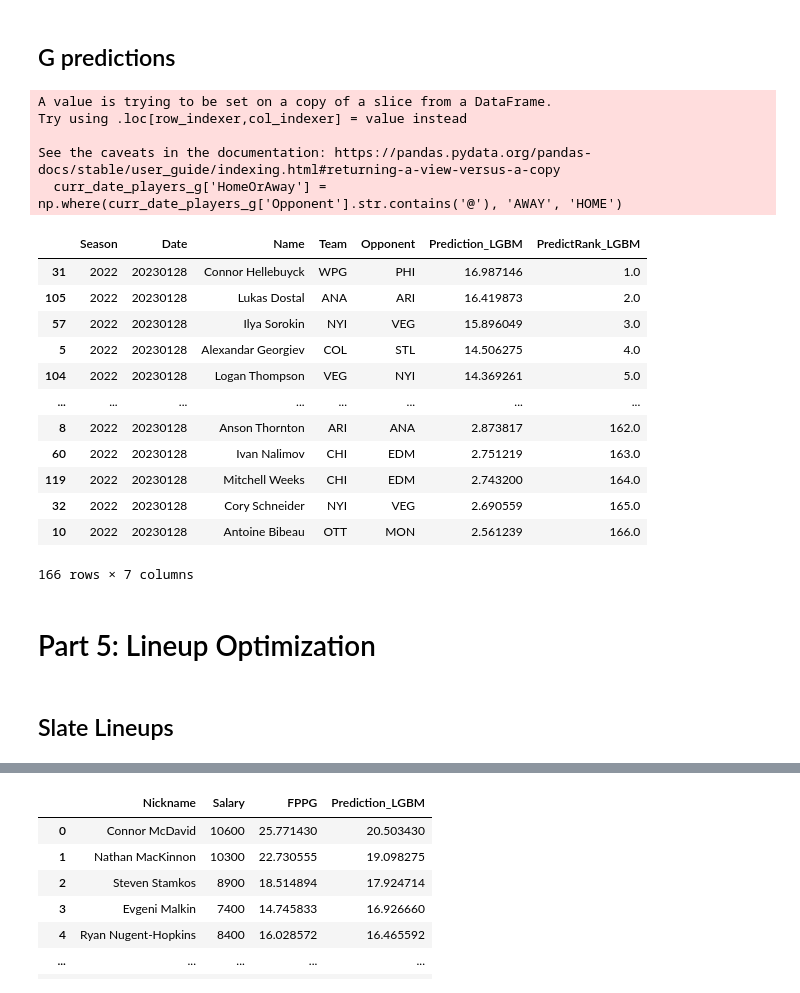
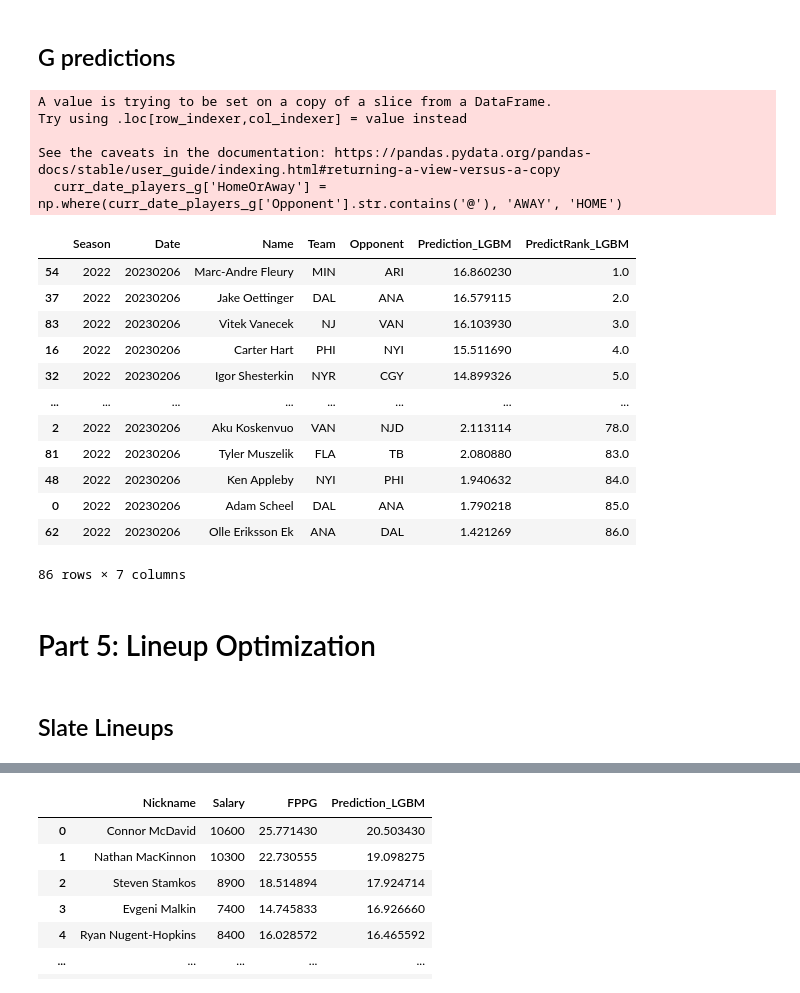
Before and after one commit to gszwabowski/predict-NHL-FantasyPoints, a Jupyter notebook: NHL_predict_FP-makepredictions-github.ipynb, the cells around one changed output, grey strips where cells are left out. Cells and saved outputs as stored; diff of their text form; code cells hidden in the pictures.

```diff
--- a/NHL_predict_FP-makepredictions-github.ipynb
+++ b/NHL_predict_FP-makepredictions-github.ipynb
@@ -1285,10 +1306,10 @@ X_test = pred_df.copy()
 c_features = ['HomeOrAway', 'GM3', 'GM_pg3', 'G3', 'G_pg3', 'A3', 'A_pg3', 'PTS3', 'PTS_pg3', 'plusminus3', 'plusminus_pg3', 'HT3', 'HT_pg3', 'PIM3', 'PIM_pg3', 'PPG3', 'PPG_pg3', 'SHG3', 'SHG_pg3', 'SOG3', 'SOG_pg3', 'BLK3', 'BLK_pg3', 'FP3', 'FP_pg3', 'GM', 'G', 'G_pg', 'A', 'A_pg', 'PTS', 'PTS_pg', 'PM', 'PM_pg', 'HT', 'HT_pg', 'PIM', 'PIM_pg', 'PPG', 'PPG_pg', 'SHG_pg', 'SOG', 'SOG_pg', 'BLK', 'BLK_pg', 'FP', 'FP_pg', 'def_G3', 'def_G_pg3', 'def_A3', 'def_A_pg3', 'def_PTS3', 'def_PTS_pg3', 'def_plusminus3', 'def_plusminus_pg3', 'def_HT3', 'def_HT_pg3', 'def_PIM3', 'def_PIM_pg3', 'def_PPG3', 'def_PPG_pg3', 'def_SHG3', 'def_SHG_pg3', 'def_SOG3', 'def_SOG_pg3', 'def_BLK3', 'def_BLK_pg3', 'def_FP3', 'def_FP_pg3', 'def_G', 'def_G_pg', 'def_A', 'def_A_pg', 'def_PTS', 'def_PTS_pg', 'def_PM', 'def_PM_pg', 'def_HT', 'def_HT_pg', 'def_PIM', 'def_PIM_pg', 'def_PPG', 'def_PPG_pg', 'def_SHG_pg', 'def_SOG', 'def_SOG_pg', 'def_BLK', 'def_BLK_pg', 'def_FP', 'def_FP_pg']
 
 # open previously pickled scaler for G and load it
-file = 'scalers/c_scaler.pkl'
+file = 'scalers/c_scaler_pt.pkl'
 scaler = joblib.load(file)
 
-file = 'scalers/c_X_train.pkl'
+file = 'scalers/c_X_train_pt.pkl'
 C_X_train = joblib.load(file)
 
 # fit scaler to guard X train df from when model was trained
@@ -1299,7 +1320,7 @@ X_test = pd.DataFrame(c_scaler.transform(X_test[c_features]), columns = X_test[c
 
 # open best performing model, make predictions, write to csv
 import joblib
-filename = 'models/LGBM_models/C_model_allfeats.pkl'
+filename = 'models/LGBM_models/C_model_allfeats_pt.pkl'
 model = joblib.load(filename)
 
 predictions = model.predict(X_test[c_features])
@@ -1548,10 +1569,10 @@ X_test = pred_df.copy()
 w_features = ['HomeOrAway', 'GM3', 'GM_pg3', 'G3', 'G_pg3', 'A3', 'A_pg3', 'PTS3', 'PTS_pg3', 'plusminus3', 'plusminus_pg3', 'HT3', 'HT_pg3', 'PIM3', 'PIM_pg3', 'PPG3', 'PPG_pg3', 'SHG3', 'SHG_pg3', 'SOG3', 'SOG_pg3', 'BLK3', 'BLK_pg3', 'FP3', 'FP_pg3', 'GM', 'G', 'G_pg', 'A', 'A_pg', 'PTS', 'PTS_pg', 'PM', 'PM_pg', 'HT', 'HT_pg', 'PIM', 'PIM_pg', 'PPG', 'PPG_pg', 'SHG_pg', 'SOG', 'SOG_pg', 'BLK', 'BLK_pg', 'FP', 'FP_pg', 'def_G3', 'def_G_pg3', 'def_A3', 'def_A_pg3', 'def_PTS3', 'def_PTS_pg3', 'def_plusminus3', 'def_plusminus_pg3', 'def_HT3', 'def_HT_pg3', 'def_PIM3', 'def_PIM_pg3', 'def_PPG3', 'def_PPG_pg3', 'def_SHG3', 'def_SHG_pg3', 'def_SOG3', 'def_SOG_pg3', 'def_BLK3', 'def_BLK_pg3', 'def_FP3', 'def_FP_pg3', 'def_G', 'def_G_pg', 'def_A', 'def_A_pg', 'def_PTS', 'def_PTS_pg', 'def_PM', 'def_PM_pg', 'def_HT', 'def_HT_pg', 'def_PIM', 'def_PIM_pg', 'def_PPG', 'def_PPG_pg', 'def_SHG_pg', 'def_SOG', 'def_SOG_pg', 'def_BLK', 'def_BLK_pg', 'def_FP', 'def_FP_pg']
 
 # open previously pickled scaler for W and load it
-file = 'scalers/w_scaler.pkl'
+file = 'scalers/w_scaler_pt.pkl'
 scaler = joblib.load(file)
 
-file = 'scalers/w_X_train.pkl'
+file = 'scalers/w_X_train_pt.pkl'
 W_X_train = joblib.load(file)
 
 # fit scaler to guard X train df from when model was trained
@@ -1562,7 +1583,7 @@ X_test = pd.DataFrame(w_scaler.transform(X_test[w_features]), columns = X_test[w
 
 # open best performing model, make predictions, write to csv
 import joblib
-filename = 'models/LGBM_models/W_model_allfeats.pkl'
+filename = 'models/LGBM_models/W_model_allfeats_pt.pkl'
 model = joblib.load(filename)
 
 predictions = model.predict(X_test[w_features])
@@ -1807,24 +1828,24 @@ pred_df = curr_d_vs[curr_d_vs['Date']==curr_date].copy().reset_index(drop=True)
 X_test = pred_df.copy()
 
 # features for best model
-w_features = ['HomeOrAway', 'GM3', 'GM_pg3', 'G3', 'G_pg3', 'A3', 'A_pg3', 'PTS3', 'PTS_pg3', 'plusminus3', 'plusminus_pg3', 'HT3', 'HT_pg3', 'PIM3', 'PIM_pg3', 'PPG3', 'PPG_pg3', 'SHG3', 'SHG_pg3', 'SOG3', 'SOG_pg3', 'BLK3', 'BLK_pg3', 'FP3', 'FP_pg3', 'GM', 'G', 'G_pg', 'A', 'A_pg', 'PTS', 'PTS_pg', 'PM', 'PM_pg', 'HT', 'HT_pg', 'PIM', 'PIM_pg', 'PPG', 'PPG_pg', 'SHG_pg', 'SOG', 'SOG_pg', 'BLK', 'BLK_pg', 'FP', 'FP_pg', 'def_G3', 'def_G_pg3', 'def_A3', 'def_A_pg3', 'def_PTS3', 'def_PTS_pg3', 'def_plusminus3', 'def_plusminus_pg3', 'def_HT3', 'def_HT_pg3', 'def_PIM3', 'def_PIM_pg3', 'def_PPG3', 'def_PPG_pg3', 'def_SHG3', 'def_SHG_pg3', 'def_SOG3', 'def_SOG_pg3', 'def_BLK3', 'def_BLK_pg3', 'def_FP3', 'def_FP_pg3', 'def_G', 'def_G_pg', 'def_A', 'def_A_pg', 'def_PTS', 'def_PTS_pg', 'def_PM', 'def_PM_pg', 'def_HT', 'def_HT_pg', 'def_PIM', 'def_PIM_pg', 'def_PPG', 'def_PPG_pg', 'def_SHG_pg', 'def_SOG', 'def_SOG_pg', 'def_BLK', 'def_BLK_pg', 'def_FP', 'def_FP_pg']
+d_features = ['HomeOrAway', 'GM3', 'GM_pg3', 'G3', 'G_pg3', 'A3', 'A_pg3', 'PTS3', 'PTS_pg3', 'plusminus3', 'plusminus_pg3', 'HT3', 'HT_pg3', 'PIM3', 'PIM_pg3', 'PPG3', 'PPG_pg3', 'SHG3', 'SHG_pg3', 'SOG3', 'SOG_pg3', 'BLK3', 'BLK_pg3', 'FP3', 'FP_pg3', 'GM', 'G', 'G_pg', 'A', 'A_pg', 'PTS', 'PTS_pg', 'PM', 'PM_pg', 'HT', 'HT_pg', 'PIM', 'PIM_pg', 'PPG', 'PPG_pg', 'SHG_pg', 'SOG', 'SOG_pg', 'BLK', 'BLK_pg', 'FP', 'FP_pg', 'def_G3', 'def_G_pg3', 'def_A3', 'def_A_pg3', 'def_PTS3', 'def_PTS_pg3', 'def_plusminus3', 'def_plusminus_pg3', 'def_HT3', 'def_HT_pg3', 'def_PIM3', 'def_PIM_pg3', 'def_PPG3', 'def_PPG_pg3', 'def_SHG3', 'def_SHG_pg3', 'def_SOG3', 'def_SOG_pg3', 'def_BLK3', 'def_BLK_pg3', 'def_FP3', 'def_FP_pg3', 'def_G', 'def_G_pg', 'def_A', 'def_A_pg', 'def_PTS', 'def_PTS_pg', 'def_PM', 'def_PM_pg', 'def_HT', 'def_HT_pg', 'def_PIM', 'def_PIM_pg', 'def_PPG', 'def_PPG_pg', 'def_SHG_pg', 'def_SOG', 'def_SOG_pg', 'def_BLK', 'def_BLK_pg', 'def_FP', 'def_FP_pg']
 
 # open previously pickled scaler for D and load it
-file = 'scalers/w_scaler.pkl'
+file = 'scalers/d_scaler_pt.pkl'
 scaler = joblib.load(file)
 
-file = 'scalers/d_X_train.pkl'
+file = 'scalers/d_X_train_pt.pkl'
 D_X_train = joblib.load(file)
 
 # fit scaler to guard X train df from when model was trained
-w_scaler = scaler.fit(D_X_train[w_features])
+d_scaler = scaler.fit(D_X_train[d_features])
 
 # scale the prediction dataframe
-X_test = pd.DataFrame(w_scaler.transform(X_test[w_features]), columns = X_test[w_features].columns)
+X_test = pd.DataFrame(d_scaler.transform(X_test[d_features]), columns = X_test[d_features].columns)
 
 # open best performing model, make predictions, write to csv
 import joblib
-filename = 'models/LGBM_models/D_model_allfeats.pkl'
+filename = 'models/LGBM_models/D_model_allfeats_pt.pkl'
 model = joblib.load(filename)
 
 predictions = model.predict(X_test[w_features])
@@ -2085,69 +2106,60 @@ pred_df = curr_g_vs[curr_g_vs['Date']==curr_date].copy().reset_index(drop=True)
 # creation of dataframe from which to predict FP
 X_test = pred_df.copy()
 
-# features for best model
-g_features = ['HomeOrAway', 'GM3', 'GM_pg3', 'GTW3', 'GTW_pg3', 'GTL3', 'GTL_pg3', 'GTOTL3', 'GTOTL_pg3', 'GTSA3', 'GTSA_pg3', 'GTGA3', 'GTGA_pg3', 'GTS3', 'GTS_pg3', 'GTSO3', 'GTSO_pg3', 'GTGAA_pg3', 'GTSP_pg3', 'GTM3', 'GTM_pg3', 'FP3', 'FP_pg3', 'WP3', 'SPM3', 'GM', 'GTW', 'GTW_pg', 'GTL', 'GTL_pg', 'GTOTL', 'GTOTL_pg', 'GTSA', 'GTSA_pg', 'GTGA', 'GTGA_pg', 'GTS', 'GTS_pg', 'GTSO', 'GTSO_pg', 'GTGAA_pg', 'GTSP_pg', 'GTM', 'GTM_pg', 'FP', 'FP_pg', 'WP', 'SPM', 'def_GM3', 'def_GM_pg3', 'def_GTW3', 'def_GTW_pg3', 'def_GTL3', 'def_GTL_pg3', 'def_GTOTL3', 'def_GTOTL_pg3', 'def_GTSA3', 'def_GTSA_pg3', 'def_GTGA3', 'def_GTGA_pg3', 'def_GTS3', 'def_GTS_pg3', 'def_GTSO3', 'def_GTSO_pg3', 'def_GTGAA_pg3', 'def_GTSP_pg3', 'def_GTM3', 'def_GTM_pg3', 'def_FP3', 'def_FP_pg3', 'def_WP3', 'def_SPM3', 'def_GM', 'def_GTW', 'def_GTW_pg', 'def_GTL', 'def_GTL_pg', 'def_GTOTL', 'def_GTOTL_pg', 'def_GTSA', 'def_GTSA_pg', 'def_GTGA', 'def_GTGA_pg', 'def_GTS', 'def_GTS_pg', 'def_GTSO', 'def_GTSO_pg', 'def_GTGAA_pg', 'def_GTSP_pg', 'def_GTM', 'def_GTM_pg', 'def_FP', 'def_FP_pg', 'def_WP', 'def_SPM']
-
-# open best performing model, make predictions, write to csv
-import joblib
-filename = 'models/LGBM_models/G_model_allfeats.pkl'
-model = joblib.load(filename)
-
-predictions = model.predict(X_test[g_features])
-pred_df['Prediction_LGBM'] = predictions
-pred_df['PredictRank_LGBM'] = pred_df.groupby(['Season','Date'])['Prediction_LGBM'].rank(method='min', ascending = False)
+# features for best model (50 features model)
+g_features = ['SPM', 'def_SPM', 'def_GTL_pg', 'def_GTGAA_pg', 'GTGAA_pg', 'SPM3', 'GTSP_pg', 'def_GTGAA_pg3', 'def_SPM3', 'def_WP', 'GTL_pg', 'def_GTSO_pg', 'def_GTGA_pg', 'GTOTL_pg', 'def_GTOTL_pg', 'def_GTSP_pg', 'GTSO_pg', 'GTGA_pg', 'GTGAA_pg3', 'FP_pg', 'WP', 'GTW_pg', 'GTM_pg', 'def_GTGA', 'def_FP_pg', 'def_GTSP_pg3', 'GTM3', 'GTSP_pg3', 'FP3', 'def_GTW_pg', 'GTM_pg3', 'def_GTM_pg', 'FP', 'def_FP', 'GTSA_pg', 'def_GTSA_pg', 'GTW', 'FP_pg3', 'GTGA', 'GTS_pg', 'GTS_pg3', 'def_GTS_pg', 'GTSA3', 'def_FP_pg3', 'def_FP3', 'GTS3', 'HomeOrAway', 'GTL', 'GTSA_pg3', 'def_GTW']
 
 # open previously pickled scaler for G and load it
-file = 'scalers/g_scaler.pkl'
+file = 'scalers/g_scaler_pt.pkl'
 scaler = joblib.load(file)
 
-file = 'scalers/g_X_train.pkl'
+file = 'scalers/g_X_train_pt.pkl'
 G_X_train = joblib.load(file)
 
 # fit scaler to goalie X train df from when model was trained
 g_scaler = scaler.fit(G_X_train[g_features])
 
 # scale the prediction dataframe
 X_test = pd.DataFrame(g_scaler.transform(X_test[g_features]), columns = X_test[g_features].columns)
 
 # open best performing model, make predictions, write to csv
 import joblib
-filename = 'models/LGBM_models/G_model_allfeats.pkl'
+filename = 'models/LGBM_models/G_model_50feats_pt.pkl'
 model = joblib.load(filename)
 
 predictions = model.predict(X_test[g_features])
 pred_df['Prediction_LGBM'] = predictions
 pred_df['PredictRank_LGBM'] = pred_df.groupby(['Season','Date'])['Prediction_LGBM'].rank(method='min', ascending = False)
 
 # average predictions for LGBM and LGBM models, store in prediction LGBM
 pred_df['Prediction_LGBM'] = (pred_df['Prediction_LGBM'] + pred_df['Prediction_LGBM'])/2
 
 out_cols = ['Season','Date', 'Name', 'Team', 'Opponent', 'Prediction_LGBM', 'PredictRank_LGBM']
 display(pred_df[out_cols].sort_values(by = 'PredictRank_LGBM'))
 pred_df[out_cols].sort_values(by = 'PredictRank_LGBM').to_csv(pred_dir + 'G_Predictions_LGBM_'+str(curr_date)+'.csv')
 # %% [output]
 A value is trying to be set on a copy of a slice from a DataFrame.
 Try using .loc[row_indexer,col_indexer] = value instead
 
 See the caveats in the documentation: https://pandas.pydata.org/pandas-docs/stable/user_guide/indexing.html#returning-a-view-versus-a-copy
   curr_date_players_g['HomeOrAway'] = np.where(curr_date_players_g['Opponent'].str.contains('@'), 'AWAY', 'HOME')
 |  | Season | Date | Name | Team | Opponent | Prediction_LGBM | PredictRank_LGBM |
-| 31 | 2022 | 20230128 | Connor Hellebuyck | WPG | PHI | 16.987146 | 1.0 |
-| 105 | 2022 | 20230128 | Lukas Dostal | ANA | ARI | 16.419873 | 2.0 |
-| 57 | 2022 | 20230128 | Ilya Sorokin | NYI | VEG | 15.896049 | 3.0 |
-| 5 | 2022 | 20230128 | Alexandar Georgiev | COL | STL | 14.506275 | 4.0 |
-| 104 | 2022 | 20230128 | Logan Thompson | VEG | NYI | 14.369261 | 5.0 |
+| 54 | 2022 | 20230206 | Marc-Andre Fleury | MIN | ARI | 16.860230 | 1.0 |
+| 37 | 2022 | 20230206 | Jake Oettinger | DAL | ANA | 16.579115 | 2.0 |
+| 83 | 2022 | 20230206 | Vitek Vanecek | NJ | VAN | 16.103930 | 3.0 |
+| 16 | 2022 | 20230206 | Carter Hart | PHI | NYI | 15.511690 | 4.0 |
+| 32 | 2022 | 20230206 | Igor Shesterkin | NYR | CGY | 14.899326 | 5.0 |
 | ... | ... | ... | ... | ... | ... | ... | ... |
-| 8 | 2022 | 20230128 | Anson Thornton | ARI | ANA | 2.873817 | 162.0 |
-| 60 | 2022 | 20230128 | Ivan Nalimov | CHI | EDM | 2.751219 | 163.0 |
-| 119 | 2022 | 20230128 | Mitchell Weeks | CHI | EDM | 2.743200 | 164.0 |
-| 32 | 2022 | 20230128 | Cory Schneider | NYI | VEG | 2.690559 | 165.0 |
-| 10 | 2022 | 20230128 | Antoine Bibeau | OTT | MON | 2.561239 | 166.0 |
+| 2 | 2022 | 20230206 | Aku Koskenvuo | VAN | NJD | 2.113114 | 78.0 |
+| 81 | 2022 | 20230206 | Tyler Muszelik | FLA | TB | 2.080880 | 83.0 |
+| 48 | 2022 | 20230206 | Ken Appleby | NYI | PHI | 1.940632 | 84.0 |
+| 0 | 2022 | 20230206 | Adam Scheel | DAL | ANA | 1.790218 | 85.0 |
+| 62 | 2022 | 20230206 | Olle Eriksson Ek | ANA | DAL | 1.421269 | 86.0 |
-166 rows × 7 columns
+86 rows × 7 columns
 # %% [markdown]
 # Part 5: Lineup Optimization
-# %% [markdown]
-## Slate Lineups
+# %% [markdown]
+## Slate Lineups
 # %%
 import os
 import pickle
```
Also changed, not shown: parts of 98 cells of this notebook, 13 other files.
